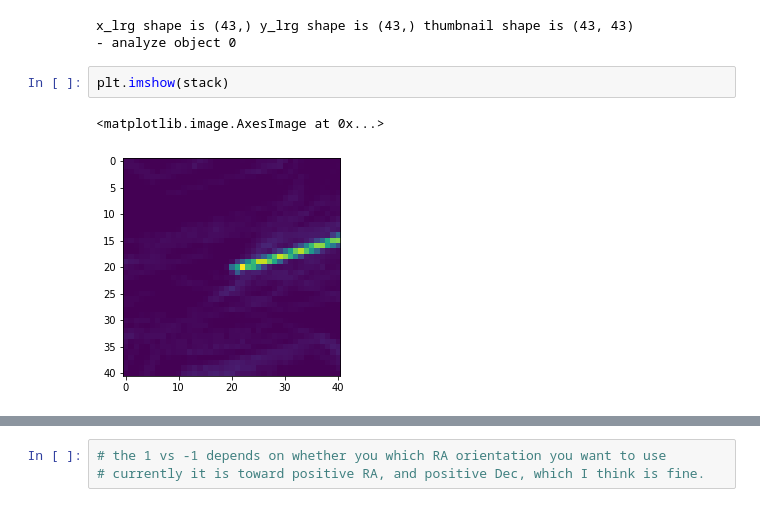
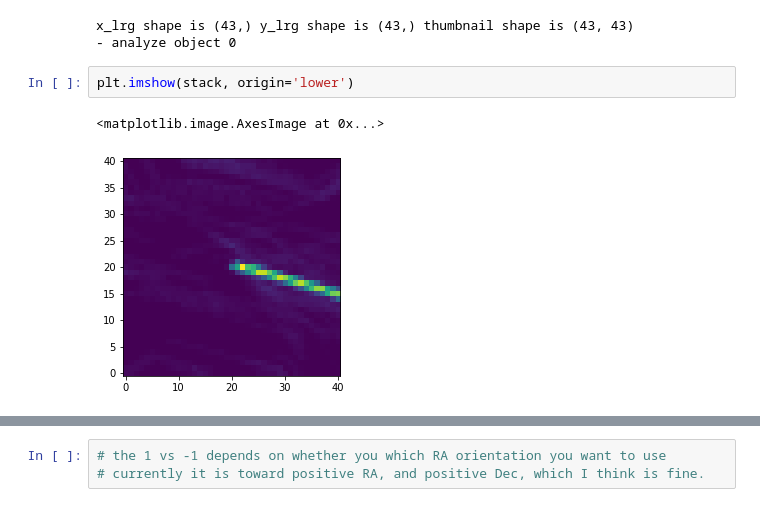
Before and after one commit to marlena6/oriented_superclustering, a Jupyter notebook: testing/asymmetric_stacking.ipynb, the cells around one changed output, grey strips where cells are left out. Drawn from its saved outputs; the diff is of its cells as text.

```diff
--- a/testing/asymmetric_stacking.ipynb
+++ b/testing/asymmetric_stacking.ipynb
@@ -304,9 +302,9 @@ FWHM_SYM=100
 x_lrg shape is (43,) y_lrg shape is (43,) thumbnail shape is (43, 43)
 - analyze object 0
 # %%
-plt.imshow(stack)
+plt.imshow(stack, origin='lower')
 # %% [output]
 <matplotlib.image.AxesImage at 0x...>
-[figure, old version]
+[figure, new version]
 # %%
 hdr, img, npks = cpp.get_img("/home/mlokken/oriented_stacking/oriented_superclustering/testing/testing_data/coop_stack_manylines_single_asym.fits", "/home/mlokken/oriented_stacking/oriented_superclustering/testing/testing_data/many_diag_line_singledir_pks_with_orientation_asym.fits")
```
Also changed, not shown: parts of 8 cells of this notebook, 8 other files.
